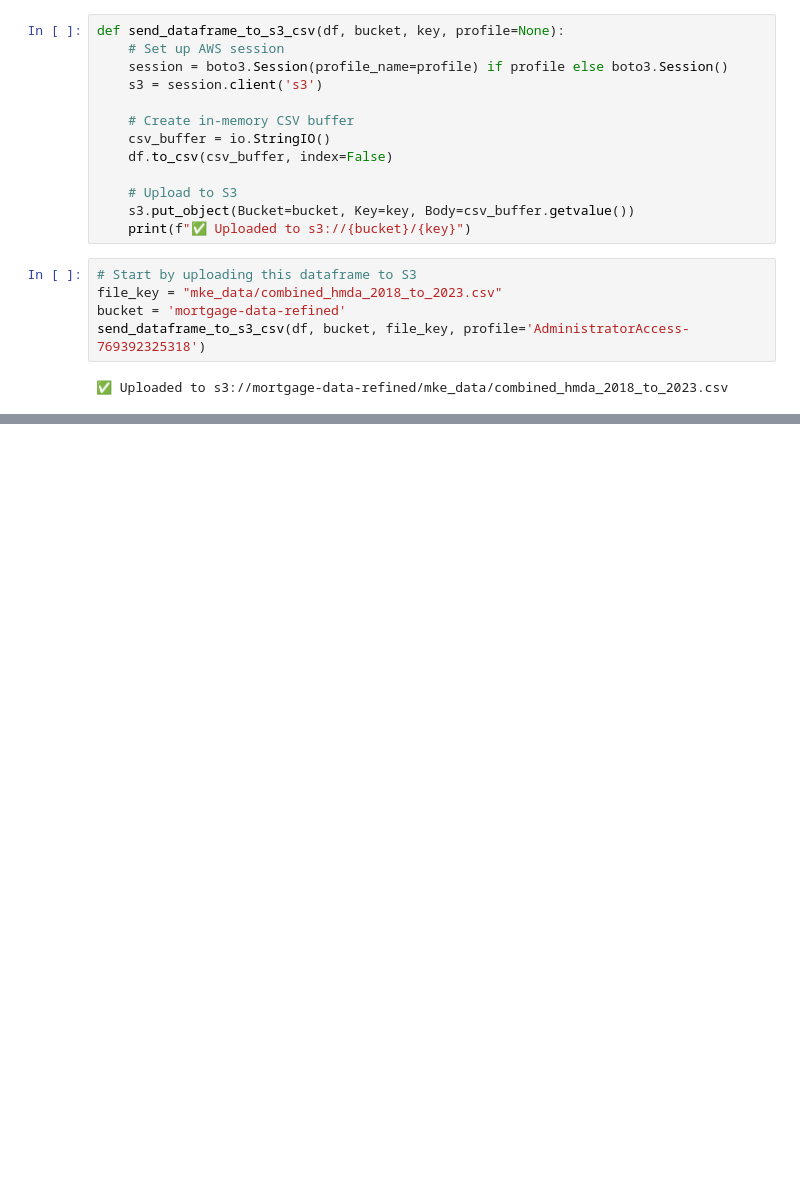
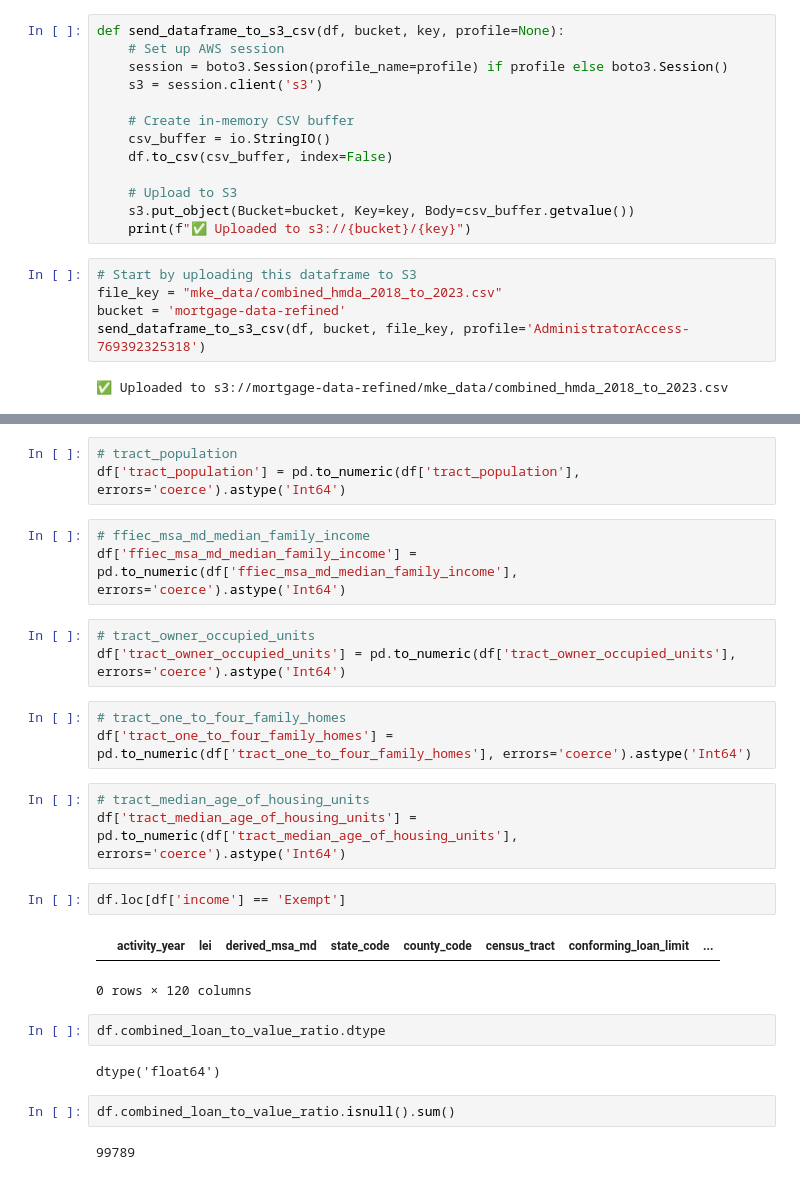
Before and after one commit to charlesclark2/hmda_analytics_pipeline, a Jupyter notebook: MKE_Investigation.ipynb, the cells around one changed output, grey strips where cells are left out. Drawn from its saved outputs; the diff is of its cells as text; blank space fills up the shorter version.

```diff
--- a/MKE_Investigation.ipynb
+++ b/MKE_Investigation.ipynb
@@ -131,0 +699,28 @@ memory usage: 108.4+ MB
+# %%
+# tract_population
+df['tract_population'] = pd.to_numeric(df['tract_population'], errors='coerce').astype('Int64')
+# %%
+# ffiec_msa_md_median_family_income
+df['ffiec_msa_md_median_family_income'] = pd.to_numeric(df['ffiec_msa_md_median_family_income'], errors='coerce').astype('Int64')
+# %%
+# tract_owner_occupied_units
+df['tract_owner_occupied_units'] = pd.to_numeric(df['tract_owner_occupied_units'], errors='coerce').astype('Int64')
+# %%
+# tract_one_to_four_family_homes
+df['tract_one_to_four_family_homes'] = pd.to_numeric(df['tract_one_to_four_family_homes'], errors='coerce').astype('Int64')
+# %%
+# tract_median_age_of_housing_units
+df['tract_median_age_of_housing_units'] = pd.to_numeric(df['tract_median_age_of_housing_units'], errors='coerce').astype('Int64')
+# %%
+df.loc[df['income'] == 'Exempt']
+# %% [output]
+|  | activity_year | lei | derived_msa_md | state_code | county_code | census_tract | conforming_loan_limit | ... |
+0 rows × 120 columns
+# %%
+df.combined_loan_to_value_ratio.dtype
+# %% [output]
+dtype('float64')
+# %%
+df.combined_loan_to_value_ratio.isnull().sum()
+# %% [output]
+99789
```
Also changed, not shown: parts of 76 cells of this notebook, 3 other files.
